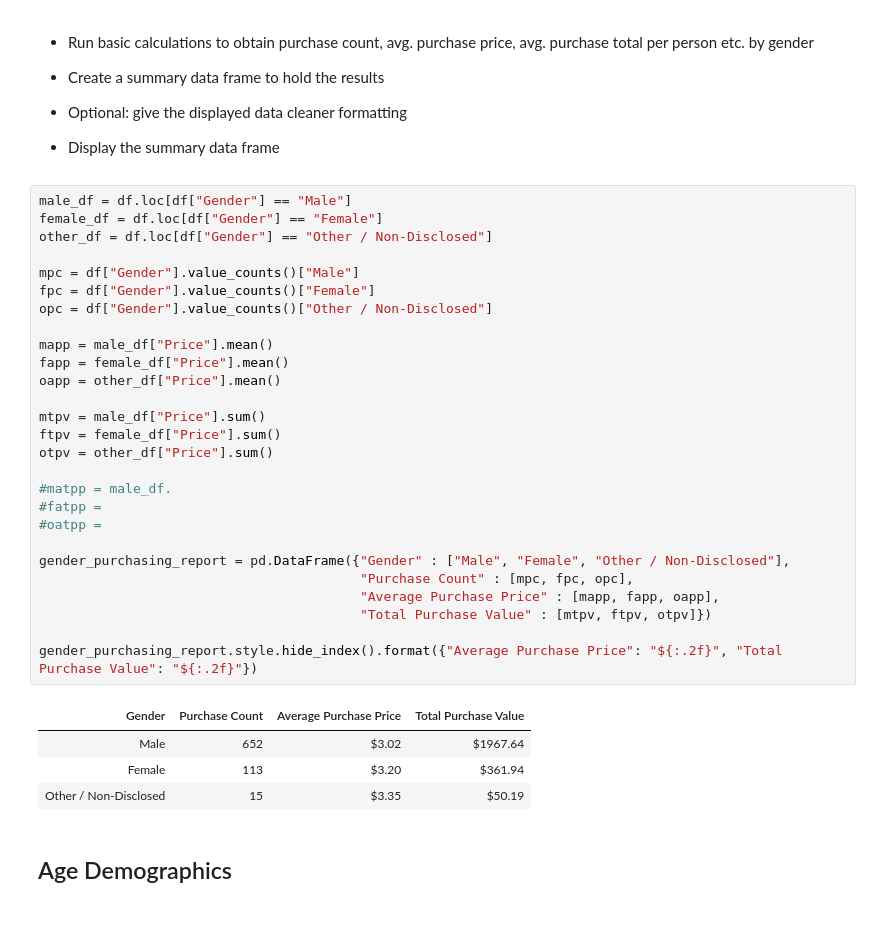
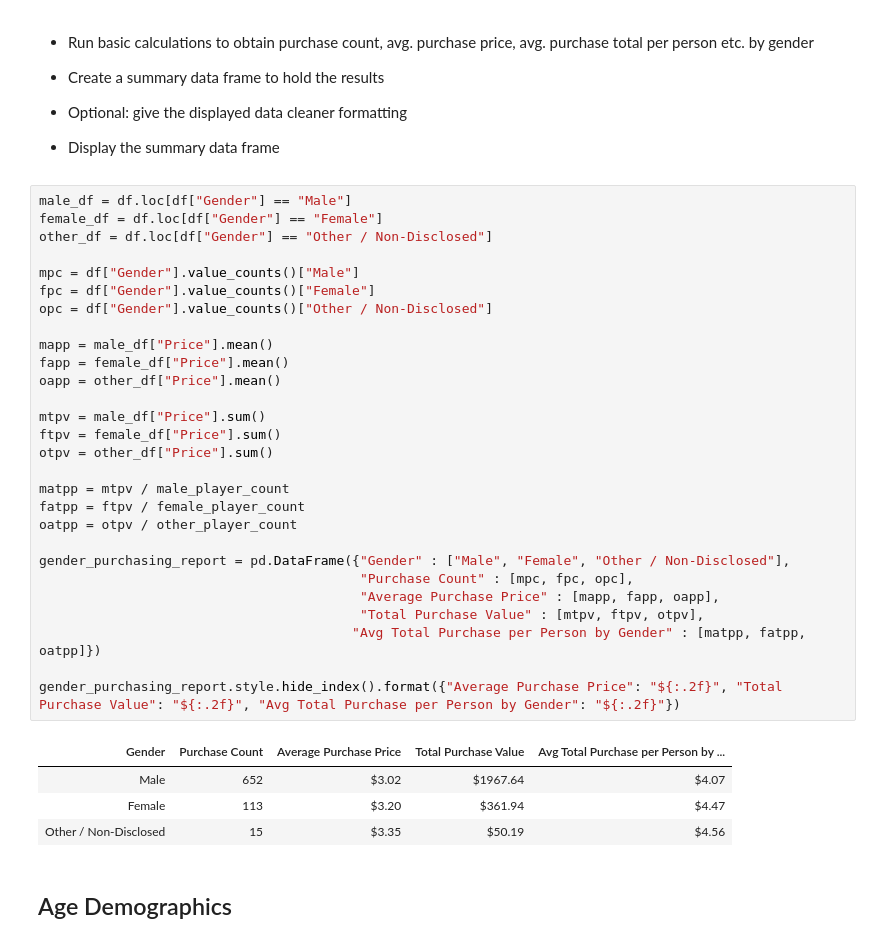
Before and after one commit to Jdahruj/pandas-challenge, a Jupyter notebook: HeroesOfPymoli/HeroesOfPymoli_starter.ipynb, the cells around one changed output. Drawn from its saved outputs; the diff is of its cells as text.

```diff
--- a/HeroesOfPymoli/HeroesOfPymoli_starter.ipynb
+++ b/HeroesOfPymoli/HeroesOfPymoli_starter.ipynb
@@ -104,35 +104,36 @@ gender_report.style.hide_index()
 # %%
 male_df = df.loc[df["Gender"] == "Male"]
 female_df = df.loc[df["Gender"] == "Female"]
 other_df = df.loc[df["Gender"] == "Other / Non-Disclosed"]
 
 mpc = df["Gender"].value_counts()["Male"]
 fpc = df["Gender"].value_counts()["Female"]
 opc = df["Gender"].value_counts()["Other / Non-Disclosed"]
 
 mapp = male_df["Price"].mean()
 fapp = female_df["Price"].mean()
 oapp = other_df["Price"].mean()
 
 mtpv = male_df["Price"].sum()
 ftpv = female_df["Price"].sum()
 otpv = other_df["Price"].sum()
 
-#matpp = male_df.
-#fatpp =
-#oatpp =
+matpp = mtpv / male_player_count
+fatpp = ftpv / female_player_count
+oatpp = otpv / other_player_count
 
 gender_purchasing_report = pd.DataFrame({"Gender" : ["Male", "Female", "Other / Non-Disclosed"],
                                          "Purchase Count" : [mpc, fpc, opc],
                                          "Average Purchase Price" : [mapp, fapp, oapp],
-                                         "Total Purchase Value" : [mtpv, ftpv, otpv]})
+                                         "Total Purchase Value" : [mtpv, ftpv, otpv],
+                                        "Avg Total Purchase per Person by Gender" : [matpp, fatpp, oatpp]})
 
-gender_purchasing_report.style.hide_index().format({"Average Purchase Price": "${:.2f}", "Total Purchase Value": "${:.2f}"})
+gender_purchasing_report.style.hide_index().format({"Average Purchase Price": "${:.2f}", "Total Purchase Value": "${:.2f}", "Avg Total Purchase per Person by Gender": "${:.2f}"})
 # %% [output]
-| Gender | Purchase Count | Average Purchase Price | Total Purchase Value |
-| Male | 652 | $3.02 | $1967.64 |
-| Female | 113 | $3.20 | $361.94 |
-| Other / Non-Disclosed | 15 | $3.35 | $50.19 |
+| Gender | Purchase Count | Average Purchase Price | Total Purchase Value | Avg Total Purchase per Person by ... |
+| Male | 652 | $3.02 | $1967.64 | $4.07 |
+| Female | 113 | $3.20 | $361.94 | $4.47 |
+| Other / Non-Disclosed | 15 | $3.35 | $50.19 | $4.56 |
 # %% [markdown]
 ## Age Demographics
 # %% [markdown]
```
Also changed, not shown: parts of 10 cells of this notebook.
